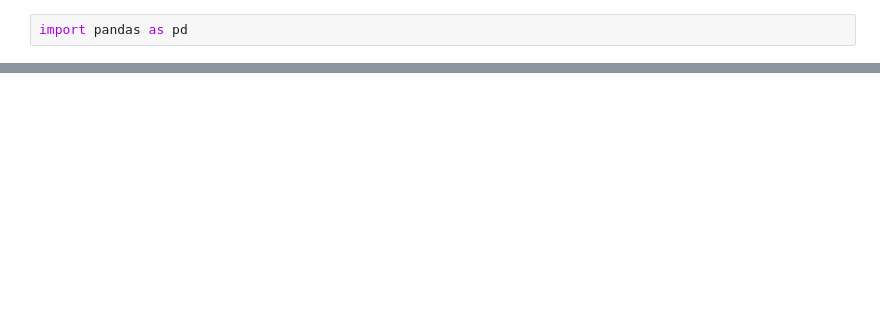
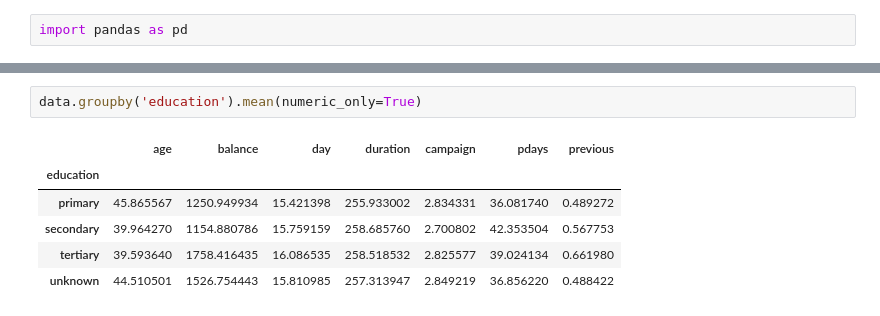
Before and after one commit to majidgolbaz/Regreesion, a Jupyter notebook: LogesticRegression/LogesticRegression.ipynb, the cells around one changed output, grey strips where cells are left out. Cells and saved outputs as stored; diff of their text form; blank space fills up the shorter version.

```diff
--- a/LogesticRegression/LogesticRegression.ipynb
+++ b/LogesticRegression/LogesticRegression.ipynb
@@ -4,0 +55,9 @@ data = pd.read_csv("bank-full.csv", delimiter=";")
+# %%
+data.groupby('education').mean(numeric_only=True)
+# %% [output]
+|  | age | balance | day | duration | campaign | pdays | previous |
+| education |  |  |  |  |  |  |  |
+| primary | 45.865567 | 1250.949934 | 15.421398 | 255.933002 | 2.834331 | 36.081740 | 0.489272 |
+| secondary | 39.964270 | 1154.880786 | 15.759159 | 258.685760 | 2.700802 | 42.353504 | 0.567753 |
+| tertiary | 39.593640 | 1758.416435 | 16.086535 | 258.518532 | 2.825577 | 39.024134 | 0.661980 |
+| unknown | 44.510501 | 1526.754443 | 15.810985 | 257.313947 | 2.849219 | 36.856220 | 0.488422 |
```
Also changed, not shown: parts of 13 cells of this notebook.
